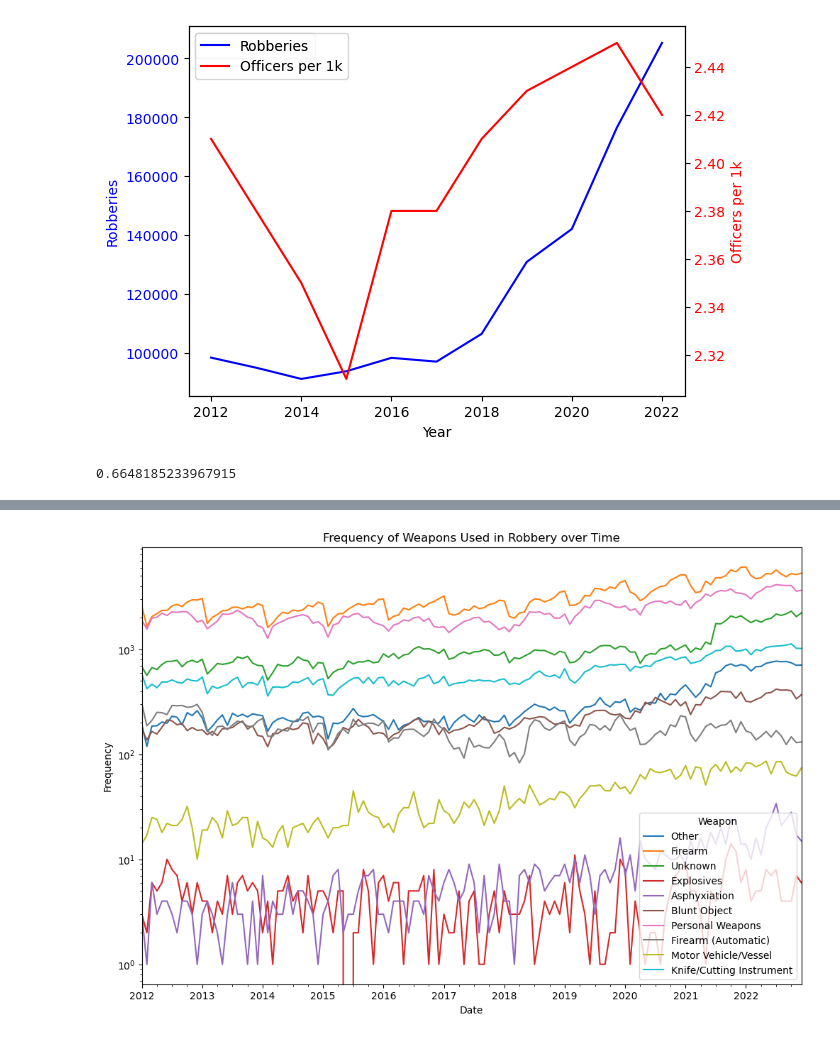
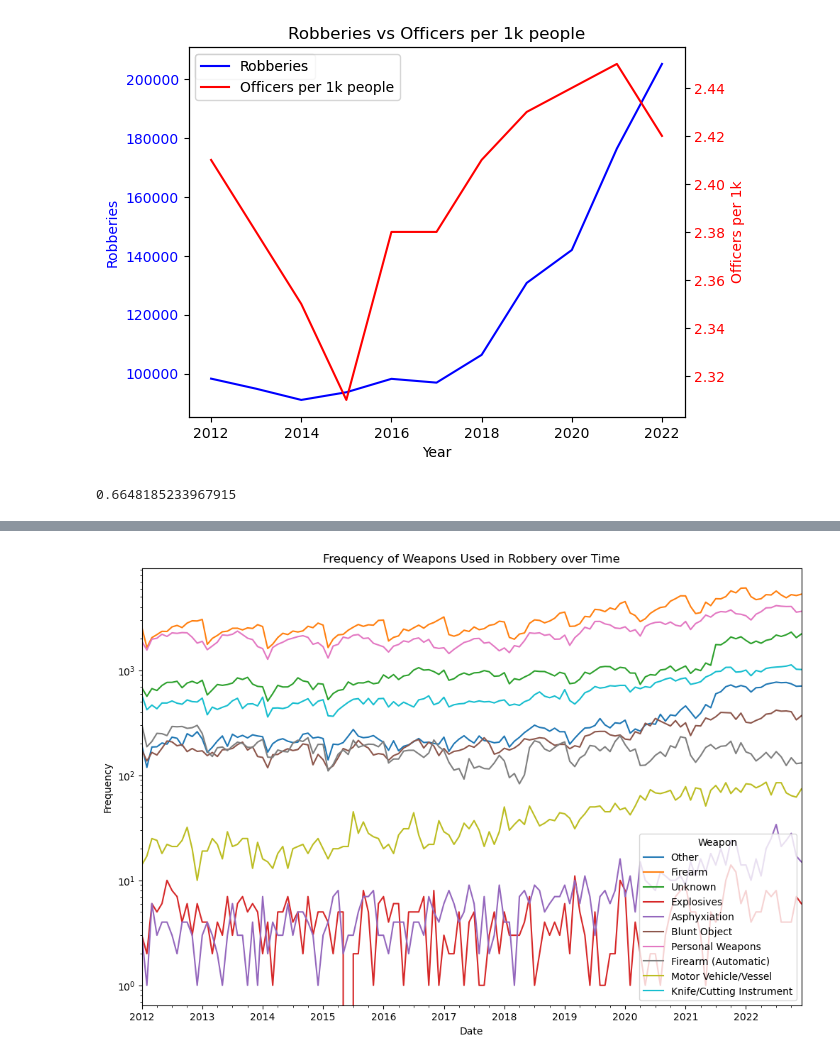
Before and after one commit to Ind-E/Python-Crime, a Jupyter notebook: crime.ipynb, the cells around one changed output, grey strips where cells are left out. Saved outputs shown, nothing was run; the diff lists cells and outputs as text; code cells hidden in the pictures.

Commit message:
fixed graph titles

```diff
--- a/crime.ipynb
+++ b/crime.ipynb
@@ -88,29 +90,30 @@ employees_df = pd.read_csv('employees.csv')
 # %%
 fig, ax1 = plt.subplots()
 
 # Plot the 'Robberies' on the left y-axis
 sns.lineplot(data=employees_df, x='Year', y='Robberies',
              ax=ax1, label='Robberies', color='b')
 ax1.set_ylabel('Robberies', color='b')
 ax1.tick_params(axis='y', labelcolor='b')
 
 # Create a secondary y-axis
 ax2 = ax1.twinx()
 
 # Plot the 'Officers_per_1k' on the right y-axis
 sns.lineplot(data=employees_df, x='Year', y='Officers_per_1k',
-             ax=ax2, label='Officers per 1k', color='r')
+             ax=ax2, label='Officers per 1k people', color='r')
 ax2.set_ylabel('Officers per 1k', color='r')
 ax2.tick_params(axis='y', labelcolor='r')
 
 lines, labels = ax1.get_legend_handles_labels()
 lines2, labels2 = ax2.get_legend_handles_labels()
 plt.legend(lines + lines2, labels + labels2, loc='upper left')
+plt.title('Robberies vs Officers per 1k people')
 
 plt.show()
 print(employees_df.Robberies.corr(employees_df.Officers_per_1k))
 # %% [output]
-[figure, old version]
+[figure, new version]
 0.6648185233967915
 # %%
 # national robbery 2012-2022 by month
```
Also changed, not shown: parts of 2 cells of this notebook.
